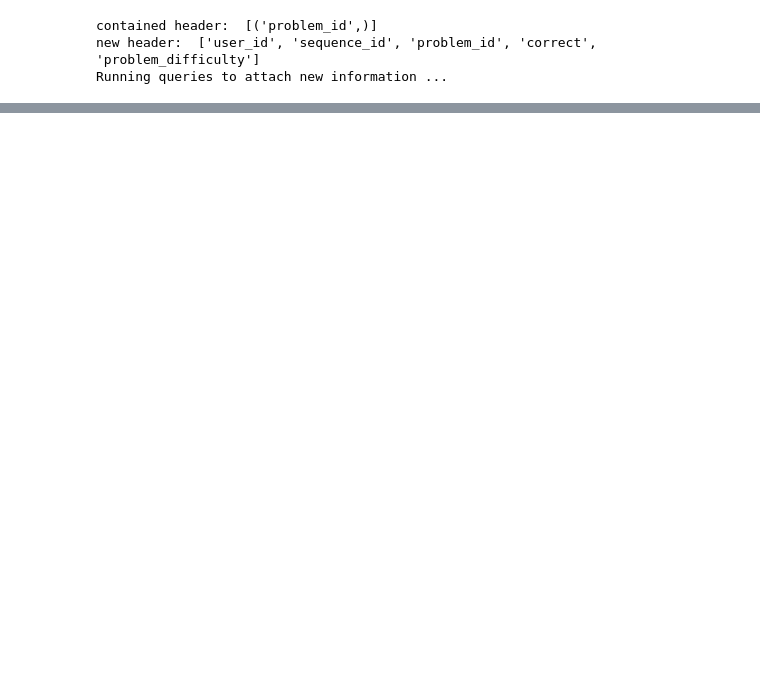
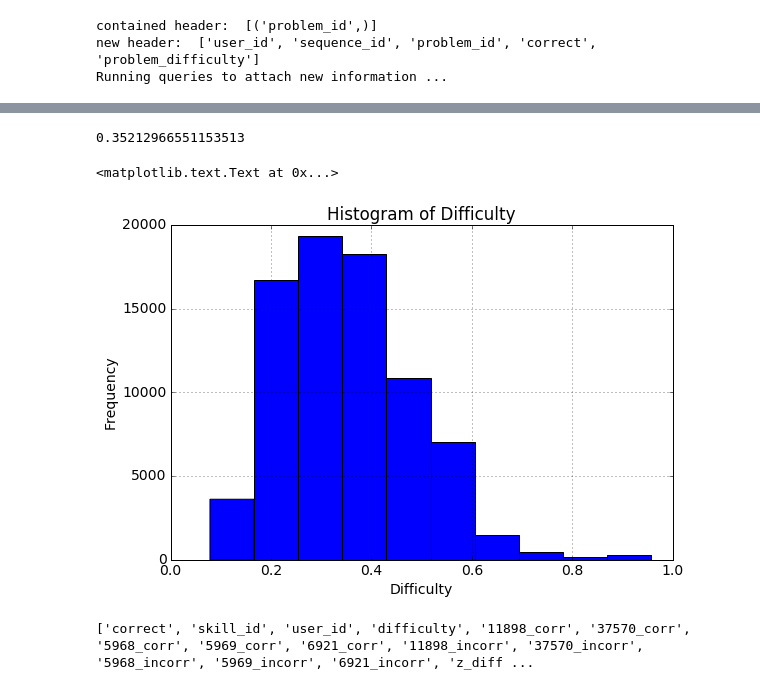
Before and after one commit to beardeer/assistments_analysis, a Jupyter notebook: workbench_demo.ipynb, the cells around one changed output, grey strips where cells are left out. Saved outputs shown, nothing was run; the diff lists cells and outputs as text; code cells hidden in the pictures; blank space fills up the shorter version.

```diff
--- a/workbench_demo.ipynb
+++ b/workbench_demo.ipynb
@@ -12,6 +17,10 @@ from assistments_workbench.data_access.attach_query_result import attach_query_r
 from assistments_workbench.config_reader import config
 from assistments_workbench.data_converters.PFAConverter import PFAConverter
 from assistments_workbench.models.model import classification_model
+# %%
+%matplotlib inline
+pylab.rcParams['figure.figsize'] = 9, 6
+pylab.rcParams['font.size'] = 14
 # %%
 # define output folder
 output_dir = config.get('localfiles', 'data_path')
@@ -72,0 +94,14 @@ input_data.head()
+# %%
+# mean of probelm difficulty
+np.mean(input_data['difficulty'])
+# %% [output]
+0.35212966551153513
+# %%
+# hisogtam of difficulty
+input_data['difficulty'].hist()
+plt.title('Histogram of Difficulty')
+plt.xlabel('Difficulty')
+plt.ylabel('Frequency')
+# %% [output]
+<matplotlib.text.Text at 0x...>
+[figure, added]
@@ -72,0 +110,5 @@ input_data.head()
+# %%
+all_features = input_data.columns.tolist()
+print all_features
+# %% [output]
+['correct', 'skill_id', 'user_id', 'difficulty', '11898_corr', '37570_corr', '5968_corr', '5969_corr', '6921_corr', '11898_incorr', '37570_incorr', '5968_incorr', '5969_incorr', '6921_incorr', 'z_diff ...
```
Also changed, not shown: parts of 13 cells of this notebook.
